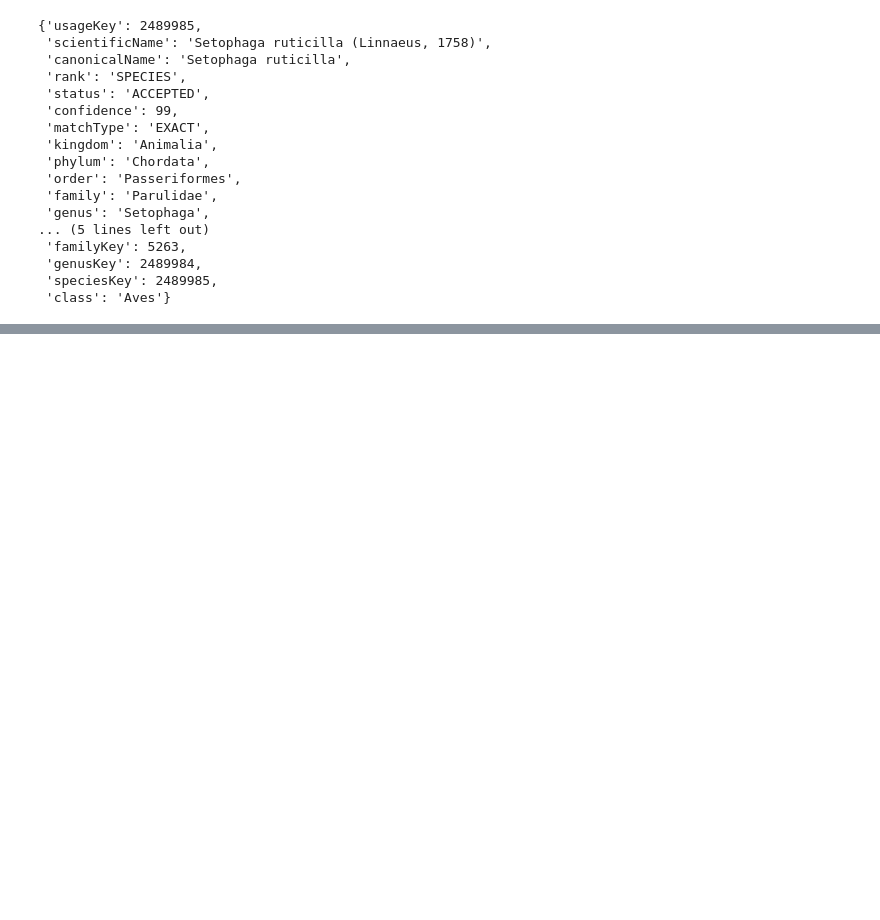
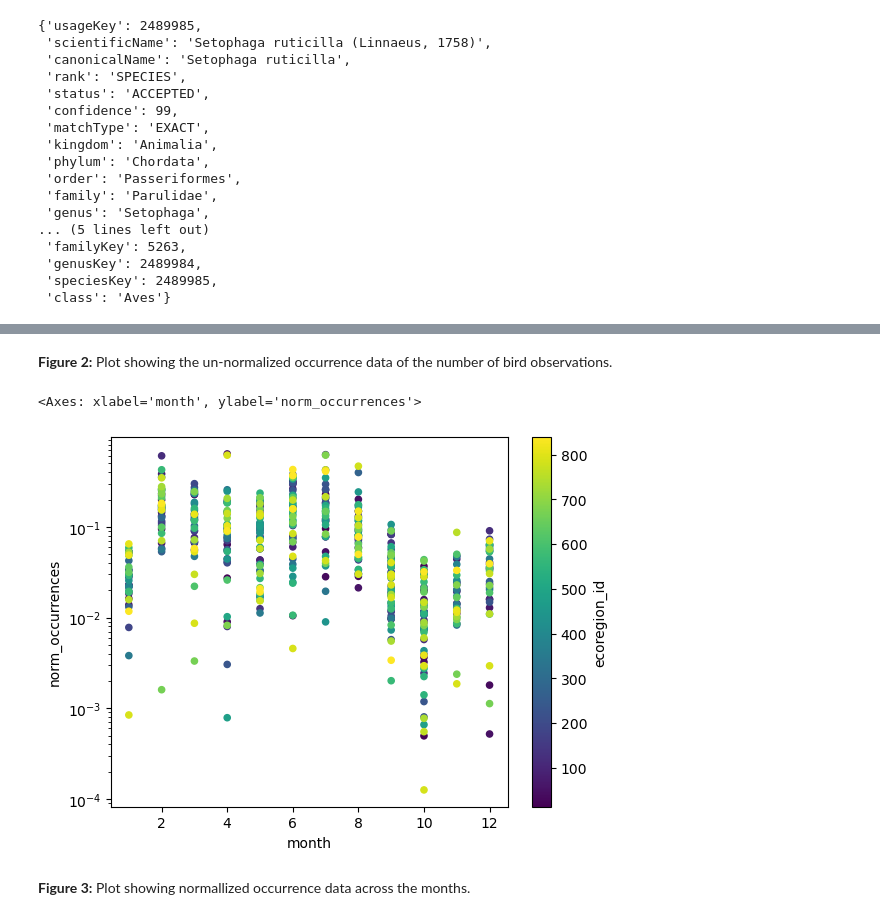
Before and after one commit to maxwarnock/maxwarnock-final-project-1, a Jupyter notebook: notebooks/download-2004.ipynb, the cells around one changed output, grey strips where cells are left out. Drawn from its saved outputs; the diff is of its cells as text; code cells hidden in the pictures; blank space fills up the shorter version.

```diff
--- a/notebooks/download-2004.ipynb
+++ b/notebooks/download-2004.ipynb
@@ -178,0 +409,12 @@ Unzipping GBIF data
+# %% [markdown]
+**Figure 2:** Plot showing the un-normalized occurrence data of the number of bird observations.
+# %%
+# Plotting a scatter with normalized occurrences by month
+occurrence_df.reset_index().plot.scatter(
+    x='month', y='norm_occurrences', c='ecoregion_id', logy=True
+)
+# %% [output]
+<Axes: xlabel='month', ylabel='norm_occurrences'>
+[figure, added]
+# %% [markdown]
+**Figure 3:** Plot showing normallized occurrence data across the months.
```
Also changed, not shown: parts of 35 cells of this notebook, 10 other files.
